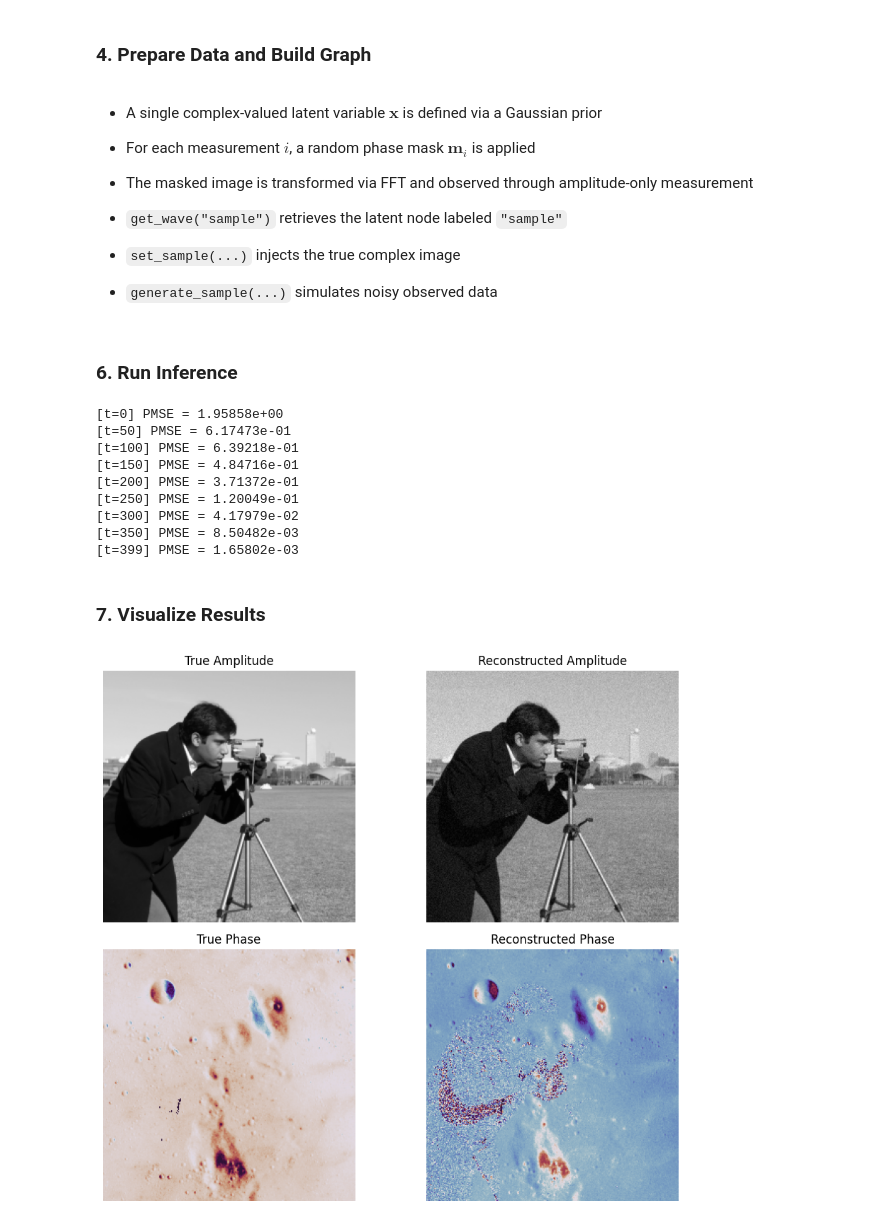
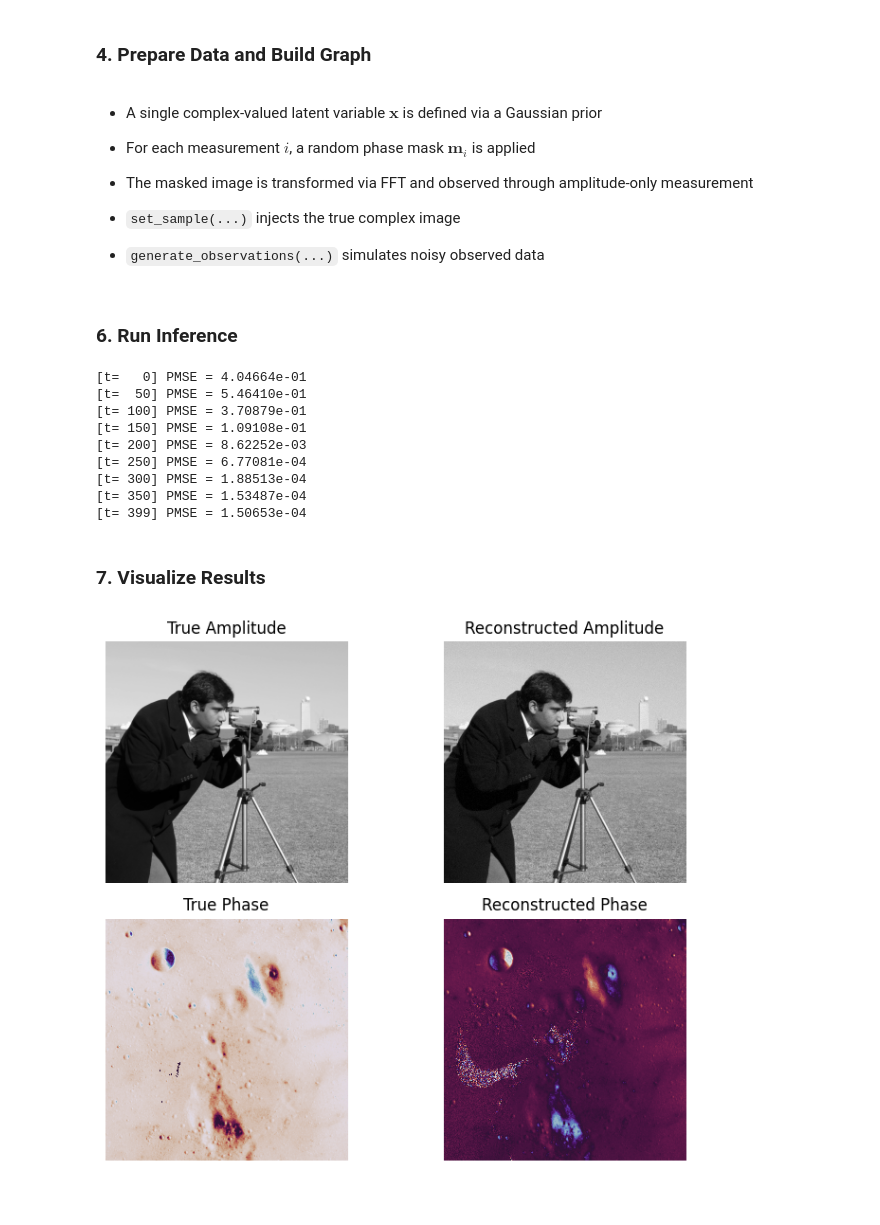
Before and after one commit to sacbow/gpie-inference, a Jupyter notebook: examples/notebooks/coded_diffraction_pattern_demo.ipynb, the cells around one changed output. Saved outputs shown, nothing was run; the diff lists cells and outputs as text; code cells hidden in the pictures; blank space fills up the shorter version.

```diff
--- a/examples/notebooks/coded_diffraction_pattern_demo.ipynb
+++ b/examples/notebooks/coded_diffraction_pattern_demo.ipynb
@@ -75,16 +57,16 @@ def coded_diffraction_pattern(shape, phase_masks, noise):
 # Settings
 H = W = 256
 noise_var = 1e-4
-n_measurements = 3
-rng = np.random.default_rng(seed=9)
+n_measurements = 4
 
 # Phase masks
+rng = np.random.default_rng(seed=9)
 phase_masks = [random_phase_mask((H, W), rng=rng, dtype=np.complex64) for _ in range(n_measurements)]
 
 # Load amplitude and phase images
 amp = load_sample_image("camera", shape=(H, W))
 phase = load_sample_image("moon", shape=(H, W))
-true_complex = amp * np.exp(1j * 2 * np.pi * phase)
+true_obj = (amp * np.exp(1j * 2 * np.pi * phase)).astype(np.complex64)
 
 # Construct graph and inject sample
 g = coded_diffraction_pattern(noise=noise_var,
@@ -92,74 +74,73 @@ g = coded_diffraction_pattern(noise=noise_var,
                               phase_masks=phase_masks,
                               shape=(H, W))
 
-g.set_init_rng(np.random.default_rng(seed=1))
-g.get_wave("sample").set_sample(true_complex.astype(np.complex64))
-
-# Generate measurements
-g.generate_sample(rng=np.random.default_rng(seed=999), update_observed=True)
+# Generate synthetic data
+g.set_sample("object", true_obj)
+g.generate_observations(rng=np.random.default_rng(seed=999)) #rng is for synthetic noise
 # %% [markdown]
 - A single complex-valued latent variable $ \mathbf{x} $ is defined via a Gaussian prior
 - For each measurement $ i $, a random phase mask $ \mathbf{m}_i $ is applied
 - The masked image is transformed via FFT and observed through amplitude-only measurement
 
-- `get_wave("sample")` retrieves the latent node labeled `"sample"`
 - `set_sample(...)` injects the true complex image
-- `generate_sample(...)` simulates noisy observed data
+- `generate_observations(...)` simulates noisy observed data
 # %% [markdown]
 ### 6. Run Inference
 # %%
 n_iter = 400
 pse_list = []
 
-true_x = g.get_wave("sample").get_sample()
-
+#inspection
 def monitor(graph, t):
     if t % 50 == 0 or t == n_iter - 1:
-        est = graph.get_wave("sample").compute_belief().data
-        err = pmse(est, true_x)
+        est = graph["object"]["mean"]
+        gt = graph["object"]["sample"]
+        err = pmse(est, gt)
         pse_list.append(err)
-        print(f"[t={t}] PMSE = {err:.5e}")
+        print(f"[t={t:4d}] PMSE = {err:.5e}")
 
-g.run(n_iter=n_iter, callback=monitor, schedule = "parallel")
+#Inference Session
+device = "cuda" # or "cpu"
+g.set_init_rng(np.random.default_rng(seed=1)) #RNG for random intialization of messages
+g.run(n_iter=n_iter, callback=monitor, schedule = "parallel", device = device)
 # %% [output]
-[t=0] PMSE = 1.95858e+00
-[t=50] PMSE = 6.17473e-01
-[t=100] PMSE = 6.39218e-01
-[t=150] PMSE = 4.84716e-01
-[t=200] PMSE = 3.71372e-01
-[t=250] PMSE = 1.20049e-01
-[t=300] PMSE = 4.17979e-02
-[t=350] PMSE = 8.50482e-03
-[t=399] PMSE = 1.65802e-03
+[t=   0] PMSE = 4.04664e-01
+[t=  50] PMSE = 5.46410e-01
+[t= 100] PMSE = 3.70879e-01
+[t= 150] PMSE = 1.09108e-01
+[t= 200] PMSE = 8.62252e-03
+[t= 250] PMSE = 6.77081e-04
+[t= 300] PMSE = 1.88513e-04
+[t= 350] PMSE = 1.53487e-04
+[t= 399] PMSE = 1.50653e-04
 # %% [markdown]
 ### 7. Visualize Results
 # %%
-est = g.get_wave("sample").compute_belief().data[0]
-true_x = true_x[0]
+est = g["object"]["mean"][0] # g["object"]["mean"].shape = (1, 256, 256)
 
-true_amp = np.abs(true_x)
-true_phase = np.angle(true_x) * (true_amp > 1e-5)
+true_amp = np.abs(true_obj)
+true_phase = np.angle(true_obj) * (true_amp > 1e-5)
 
 est_amp = np.abs(est)
 est_phase = np.angle(est) * (true_amp > 1e-5)
 
-fig, axes = plt.subplots(2, 2, figsize=(10, 8))
+fig, axes = plt.subplots(2, 2, figsize=(8, 6))
 axes[0,0].imshow(true_amp, cmap='gray')
 axes[0,0].set_title("True Amplitude")
 
 axes[0,1].imshow(est_amp, cmap='gray')
 axes[0,1].set_title("Reconstructed Amplitude")
 
 axes[1,0].imshow(true_phase, cmap='twilight')
 axes[1,0].set_title("True Phase")
 
 axes[1,1].imshow(est_phase, cmap='twilight')
 axes[1,1].set_title("Reconstructed Phase")
 
 for ax in axes.flat:
     ax.axis("off")
 
 plt.tight_layout()
 plt.show()
 # %% [output]
-[figure, old version]
+[figure, new version]
```
Also changed, not shown: parts of 4 cells of this notebook, 58 other files.
